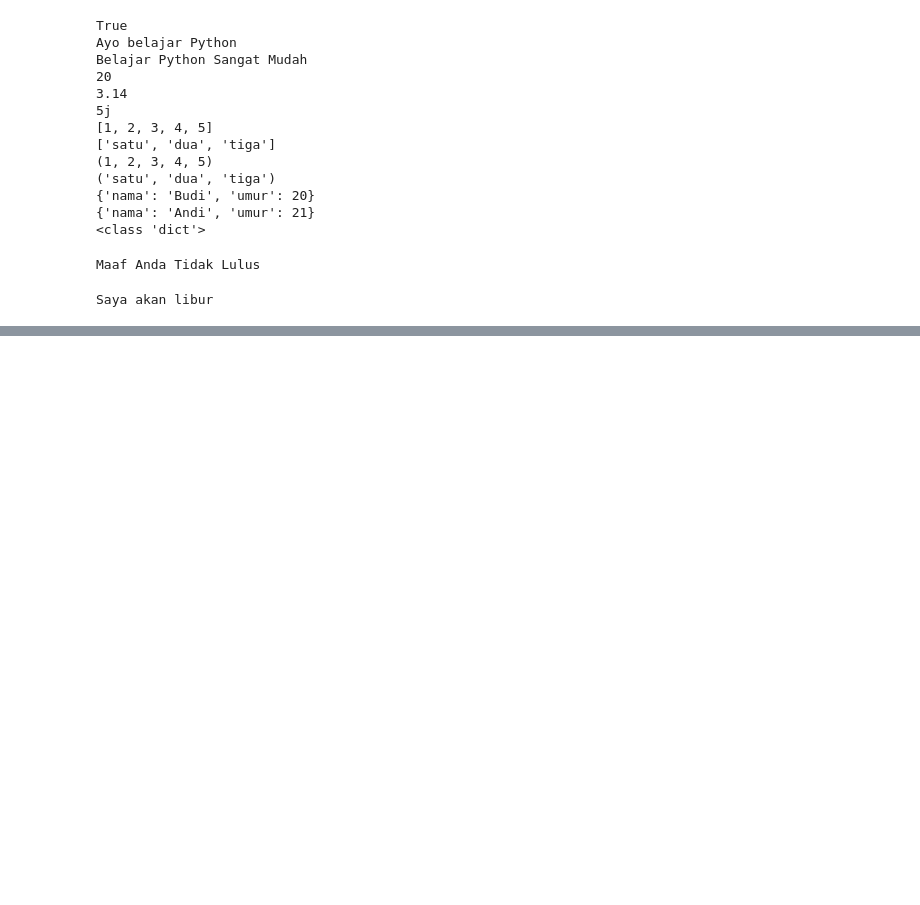
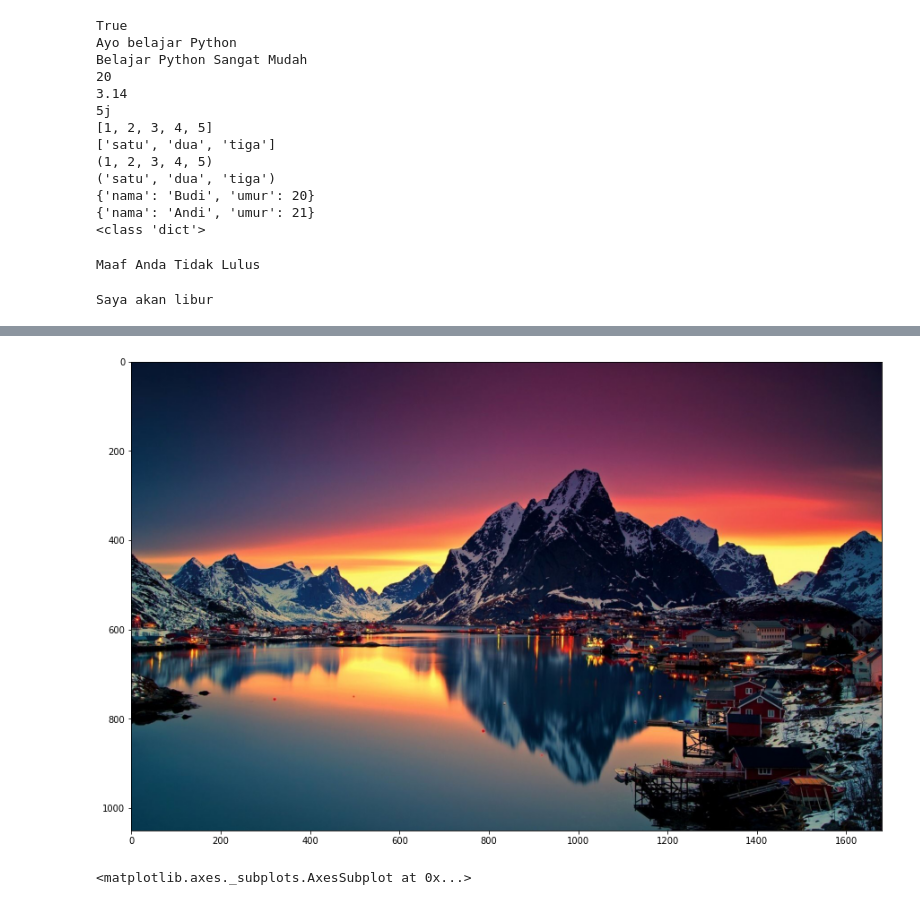
Before and after one commit to Riskiekaprayuda/test, a Jupyter notebook: kikik.ipynb, the cells around one changed output, grey strips where cells are left out. Cells and saved outputs as stored; diff of their text form; code cells hidden in the pictures; blank space fills up the shorter version.

```diff
--- a/kikik.ipynb
+++ b/kikik.ipynb
@@ -81,0 +167,21 @@ Saya akan libur
+# %%
+# Memanggil modul rasterio yang sudah terinstall
+# Dari Matplotlib, cukup ambil modul `pyplot`, yang digunakan untuk memperbesar
+# hasil plotting dari Rasterio
+import rasterio
+from matplotlib import pyplot as plt
+
+# Format COG (Cloud Optimised Geotiff), dipanggil dari OpenAerialMap
+alamat_citra = 'https://i.pinimg.com/originals/7f/ea/17/7fea175e13ba4a4b29672d15b2497367.jpg'
+citra = rasterio.open(alamat_citra)
+
+# perbesar ukuran hasil plotting
+plt.rcParams["figure.figsize"] = (15,15)
+
+# Panggil submodul show pada rasterio, kemudian gunakan untuk menampilkan citra
+# untuk menampilkan koordinat, gunakan parameter "transform" pada modul tersebut
+from rasterio.plot import show
+show(citra.read(), transform=citra.transform)
+# %% [output]
+[figure, added]
+<matplotlib.axes._subplots.AxesSubplot at 0x...>
```
Also changed, not shown: parts of 5 cells of this notebook.
